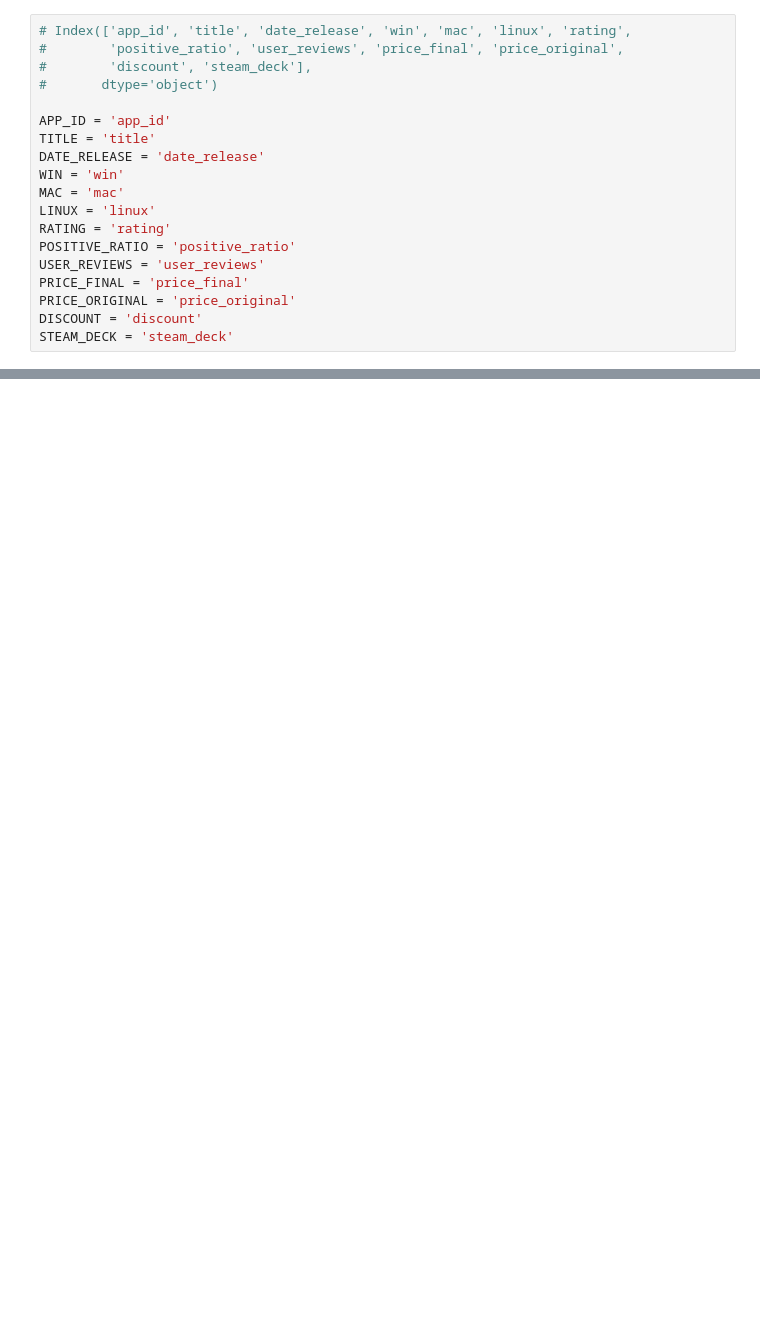
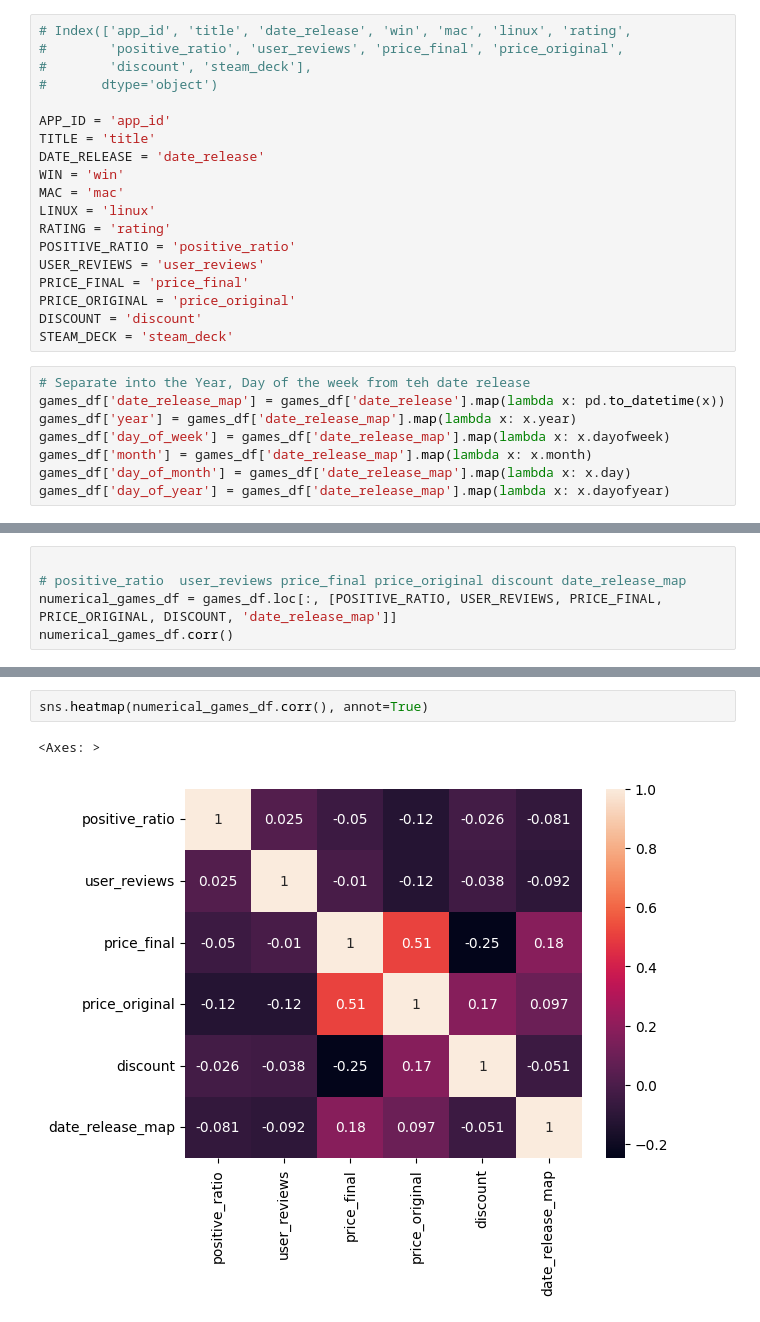
Before and after one commit to NeneWang/recommendation-systems-exploration, a Jupyter notebook: final_project_exploration/exploratory_analysis_games_users.ipynb, the cells around one changed output, grey strips where cells are left out. Drawn from its saved outputs; the diff is of its cells as text; blank space fills up the shorter version.

```diff
--- a/final_project_exploration/exploratory_analysis_games_users.ipynb
+++ b/final_project_exploration/exploratory_analysis_games_users.ipynb
@@ -21,3 +75,11 @@ PRICE_FINAL = 'price_final'
 PRICE_ORIGINAL = 'price_original'
 DISCOUNT = 'discount'
 STEAM_DECK = 'steam_deck'
+# %%
+# Separate into the Year, Day of the week from teh date release
+games_df['date_release_map'] = games_df['date_release'].map(lambda x: pd.to_datetime(x))
+games_df['year'] = games_df['date_release_map'].map(lambda x: x.year)
+games_df['day_of_week'] = games_df['date_release_map'].map(lambda x: x.dayofweek)
+games_df['month'] = games_df['date_release_map'].map(lambda x: x.month)
+games_df['day_of_month'] = games_df['date_release_map'].map(lambda x: x.day)
+games_df['day_of_year'] = games_df['date_release_map'].map(lambda x: x.dayofyear)
@@ -38,0 +110,5 @@ sns.heatmap(games_df.pivot_table(index='month', columns='year', values='app_id',
+# %%
+
+# positive_ratio  user_reviews price_final price_original discount date_release_map
+numerical_games_df = games_df.loc[:, [POSITIVE_RATIO, USER_REVIEWS, PRICE_FINAL, PRICE_ORIGINAL, DISCOUNT, 'date_release_map']]
+numerical_games_df.corr()
@@ -38,0 +123,5 @@ sns.heatmap(games_df.pivot_table(index='month', columns='year', values='app_id',
+# %%
+sns.heatmap(numerical_games_df.corr(), annot=True)
+# %% [output]
+<Axes: >
+[figure, added]
```
Also changed, not shown: parts of 21 cells of this notebook, 5 other files.
